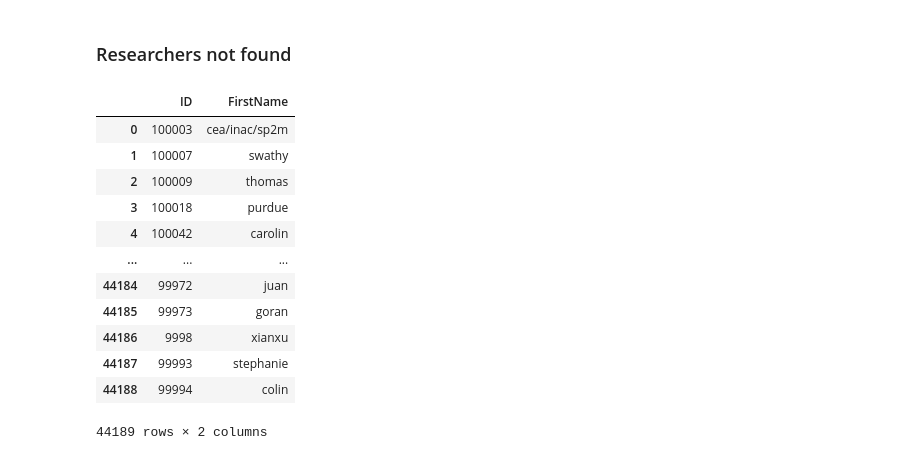
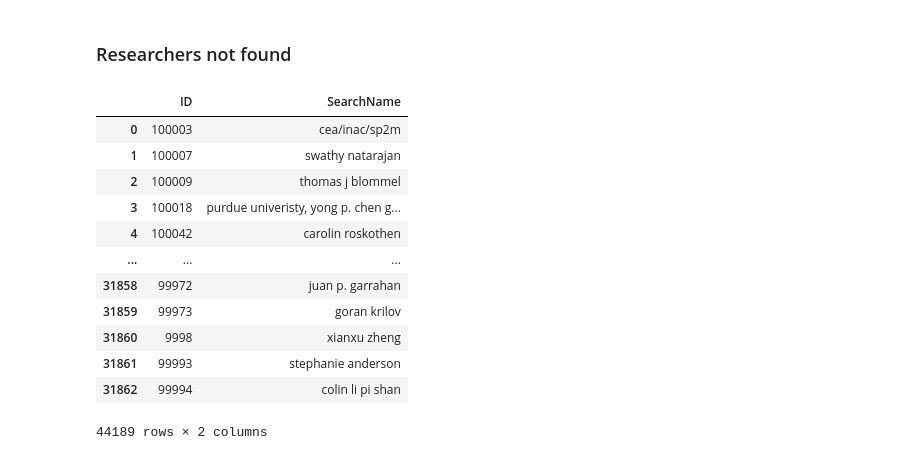
Before and after one commit to EllenWM/Evolution-of-Gender-Diversity-in-Physics-Conferences, a Jupyter notebook: ResearcherInformation_UsingFirstResult.ipynb, the cells around one changed output. Drawn from its saved outputs; the diff is of its cells as text; code cells hidden in the pictures.

```diff
--- a/ResearcherInformation_UsingFirstResult.ipynb
+++ b/ResearcherInformation_UsingFirstResult.ipynb
@@ -16,3 +37,0 @@ df_researchers = pd.read_pickle("Files/Dataframes/researchers_allFrom2005.pkl")
-# %%
-key = "155263"
-data = readFile('156000.txt', researcherPath + "/")[key]
@@ -92,3 +111,36 @@ def getPublicationData(data): #get dict with number of publications for each yea
+# %%
+def getFieldOfStudy_both(data): #get both external and model
+    #fields_dict = {}
+    externalFields = []
+    modelFields = []
+    paper_data = data['papers']
+    n_papers = len(paper_data)
+    for p in range(0, n_papers):
+        fields = paper_data[p]['s2FieldsOfStudy']
+        for f in fields:
+            if f['source'] == 'external':
+                externalField = f['category']
+                externalFields.append(externalField)
+            elif f['source'] == 's2-fos-model':
+                modelField = f['category']
+                modelFields.append(modelField)
+            else:
+                print("No field")
+    if externalFields:
+        assignedExternalField = Counter(externalFields).most_common(1)[0][0] #assign most occurring field
+        externalFieldCount = Counter(externalFields).most_common(1)[0][1] #number of times most occuring field is assigned
+    else:
+        assignedExternalField = "Unknown"
+        externalFieldCount = 0
+
+    if modelFields:
+        assignedModelField = Counter(modelFields).most_common(1)[0][0] #assign most occurring field
+        modelCount = Counter(modelFields).most_common(1)[0][1] #number of times most occuring field is assigned
+    else:
+        assignedModelField = 'Unknown'
+        modelCount = 0
+
+    return assignedExternalField, assignedModelField, externalFieldCount, modelCount
 # %%
 def getAuthorInfo(files, path): #get info about authors
     error = {}
@@ -110,11 +162,13 @@ def getAuthorInfo(files, path): #get info about authors
                     publicationData[key] = getPublicationData(authorData)
                     if not len(publicationData[key]) == 1 and not publicationData[key].get(None):
                         maxPaperCount = sum(publicationData[key].values())
-                        field, fieldCount = getFields(authorData)
+                        API_field, API_fieldCount = getAPI_field(authorData) #get assigned field(can be based on external soruces or API)
+                        field_external, field_model, fieldCount_external, fieldCount_model = getFieldOfStudy_both(authorData)
+
                 #firstYear = min(list(filter(None,publicationData[key].keys())))
                         firstYear = min(list(filter(None,publicationData[key].keys())))
                     #firstYear = min(publicationData[key].keys())
-                        researcher_dict[key] = {'SearchName': searchName, 'API_Name': API_name, 'FirstName': firstName, 'AuthorCount': dataCount, 'MaxPaperCount': maxPaperCount, 'Field': field, 'FieldCount': fieldCount, 'FirstPaperYear': firstYear}
+                        researcher_dict[key] = {'SearchName': searchName, 'API_Name': API_name, 'FirstName': firstName, 'AuthorCount': dataCount, 'MaxPaperCount': maxPaperCount, 'API_Field': API_field, 'API_FieldCount': API_fieldCount, 'ExternalField': field_external, 'ModelField': field_model, 'ExternalFieldCount': fieldCount_external, 'ModelFieldCount': fieldCount_model, 'FirstPaperYear': firstYear}
                     else:
                         error[key] = {'SearchName': searchName}
                 else:
@@ -214,3 +277,19 @@ researchers_noData = pd.DataFrame.from_dict(errorDict, orient = 'index').reset_i
 researchers_notFound_df = pd.concat([errorResearchers_df, researchers_noData])
 researchers_notFound_df['ID'] = researchers_notFound_df.ID.astype(int) #ID as int
+# %%
+researchers_notFound_df
+# %% [output]
+|  | ID | SearchName |
+| 0 | 100003 | cea/inac/sp2m |
+| 1 | 100007 | swathy natarajan |
+| 2 | 100009 | thomas j blommel |
+| 3 | 100018 | purdue univeristy, yong p. chen g... |
+| 4 | 100042 | carolin roskothen |
+| ... | ... | ... |
+| 31858 | 99972 | juan p. garrahan |
+| 31859 | 99973 | goran krilov |
+| 31860 | 9998 | xianxu zheng |
+| 31861 | 99993 | stephanie anderson |
+| 31862 | 99994 | colin li pi shan |
+44189 rows × 2 columns
 # %%
@@ -228,17 +303,0 @@ apiResearchers_notFound = pd.merge(researchers_notFound, firstName_errorResearch
-# %%
-#select only researchers where first name does not contain "."
-researchers_realNames = apiResearchers[~apiResearchers.FirstName.str.contains('\.')]
-# %% [output]
-|  | ID | FirstName |
-| 0 | 100003 | cea/inac/sp2m |
-| 1 | 100007 | swathy |
-| 2 | 100009 | thomas |
-| 3 | 100018 | purdue |
-| 4 | 100042 | carolin |
-| ... | ... | ... |
-| 44184 | 99972 | juan |
-| 44185 | 99973 | goran |
-| 44186 | 9998 | xianxu |
-| 44187 | 99993 | stephanie |
-| 44188 | 99994 | colin |
-44189 rows × 2 columns
```
Also changed, not shown: parts of 42 cells of this notebook, 5 other files.
